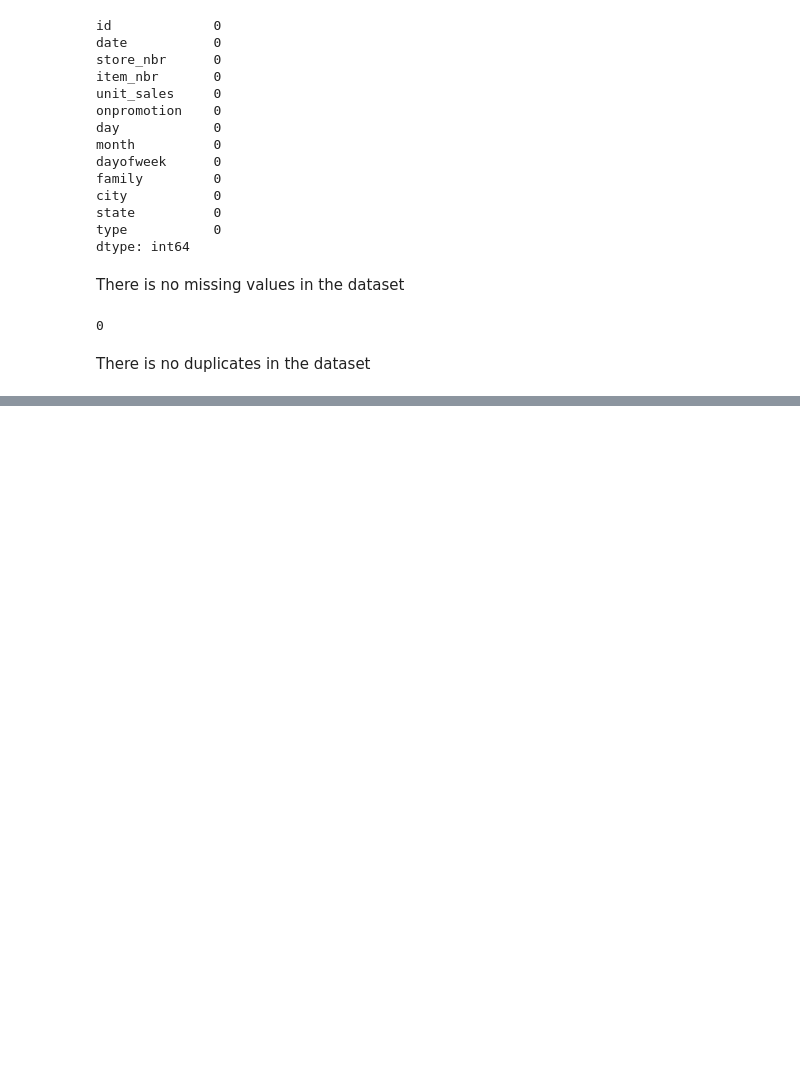
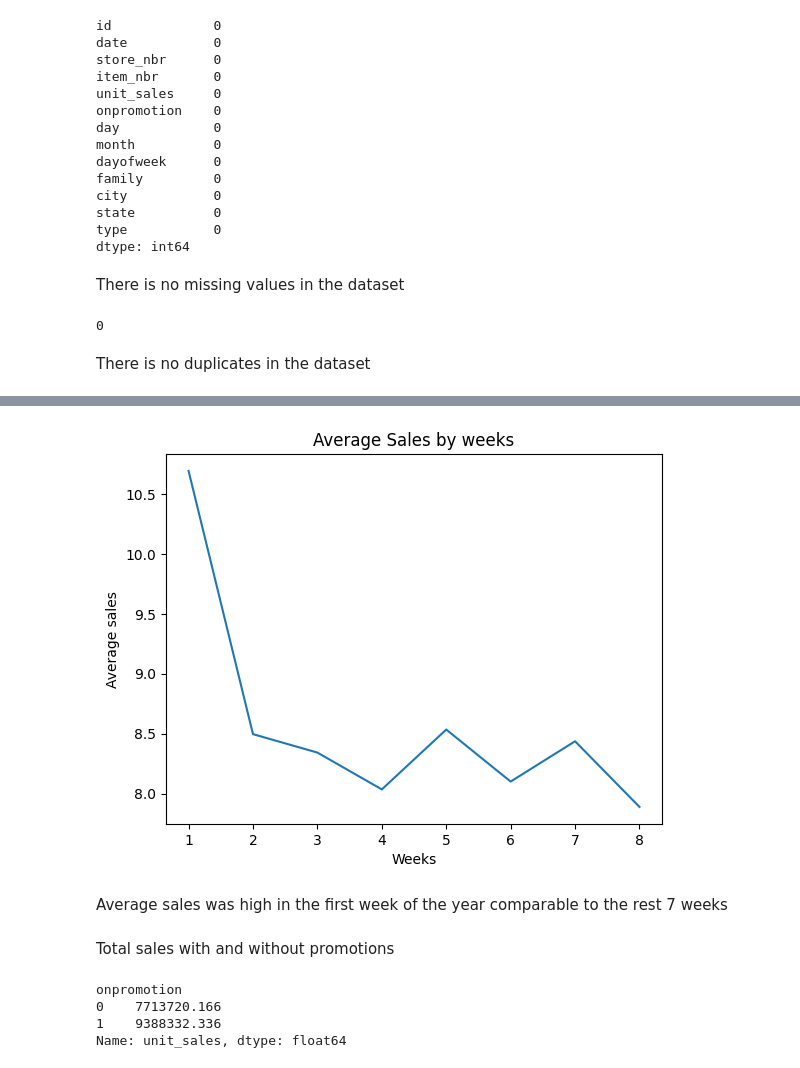
Before and after one commit to sohyla-said/Sales_Forecasting_and_Optimization_GP, a Jupyter notebook: EDA.ipynb, the cells around one changed output, grey strips where cells are left out. Cells and saved outputs as stored; diff of their text form; code cells hidden in the pictures; blank space fills up the shorter version.

```diff
--- a/EDA.ipynb
+++ b/EDA.ipynb
@@ -77,0 +180,4 @@ There is no duplicates in the dataset
+# %%
+# craete a week column from the date column to use it for aggregation
+dataset['week'] = dataset['date'].dt.isocalendar().week
+dataset.head()
@@ -77,0 +191,4 @@ There is no duplicates in the dataset
+# %%
+# group the data by the created week column and computer the avreage for unit_sale for each week of the year
+avg_sales_by_week = dataset.groupby(by='week')['unit_sales'].mean()
+avg_sales_by_week
@@ -77,0 +206,20 @@ There is no duplicates in the dataset
+# %%
+plt.plot(avg_sales_by_week.index, avg_sales_by_week.values)
+plt.title("Average Sales by weeks")
+plt.xlabel("Weeks")
+plt.ylabel("Average sales")
+plt.show()
+# %% [output]
+[figure, added]
+# %% [markdown]
+Average sales was high in the first week of the year comparable to the rest 7 weeks
+# %% [markdown]
+Total sales with and without promotions
+# %%
+avg_sales_promotions = dataset.groupby(by='onpromotion')['unit_sales'].sum()
+avg_sales_promotions
+# %% [output]
+onpromotion
+0    7713720.166
+1    9388332.336
+Name: unit_sales, dtype: float64
```
Also changed, not shown: parts of 17 cells of this notebook.
